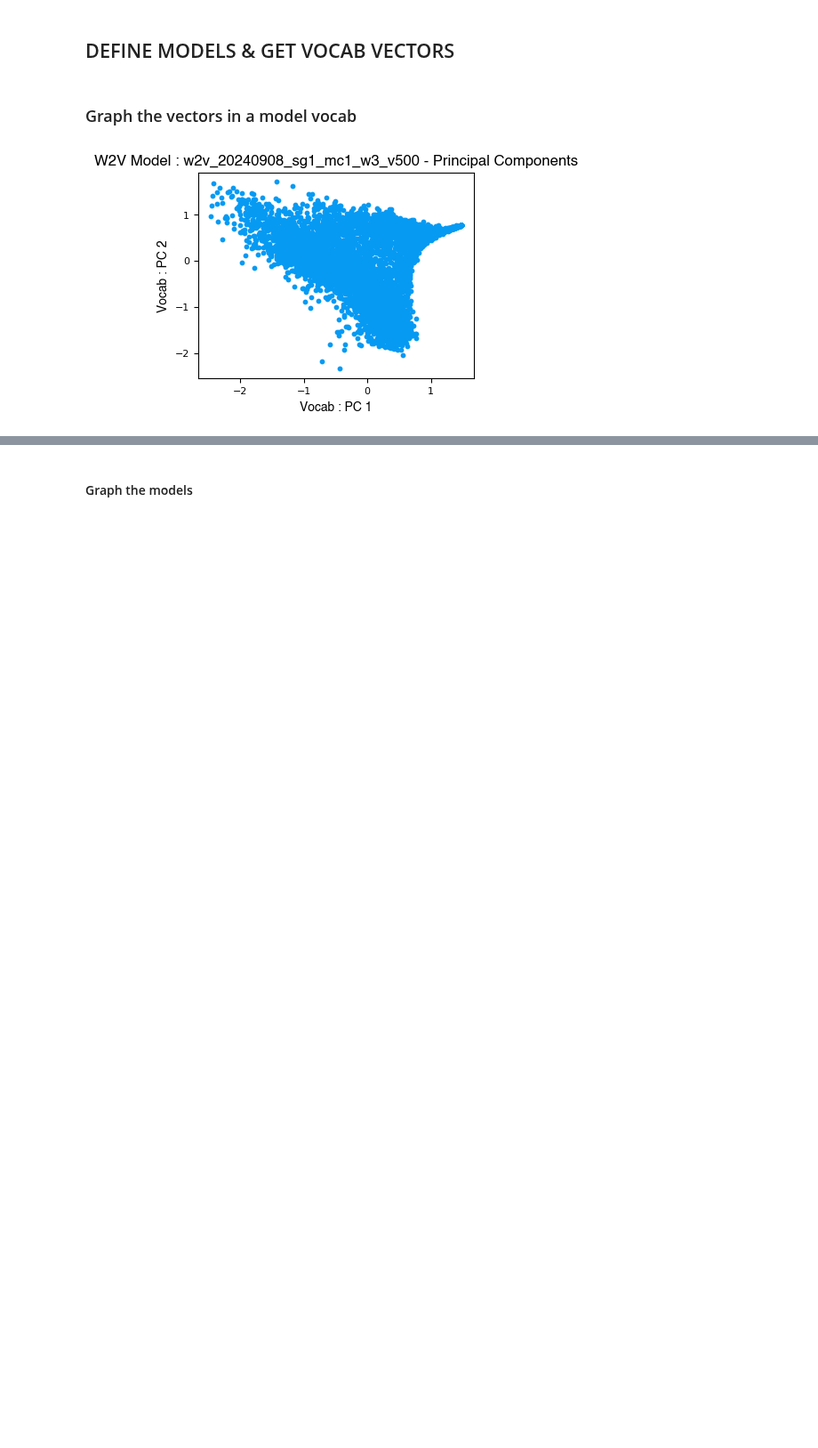
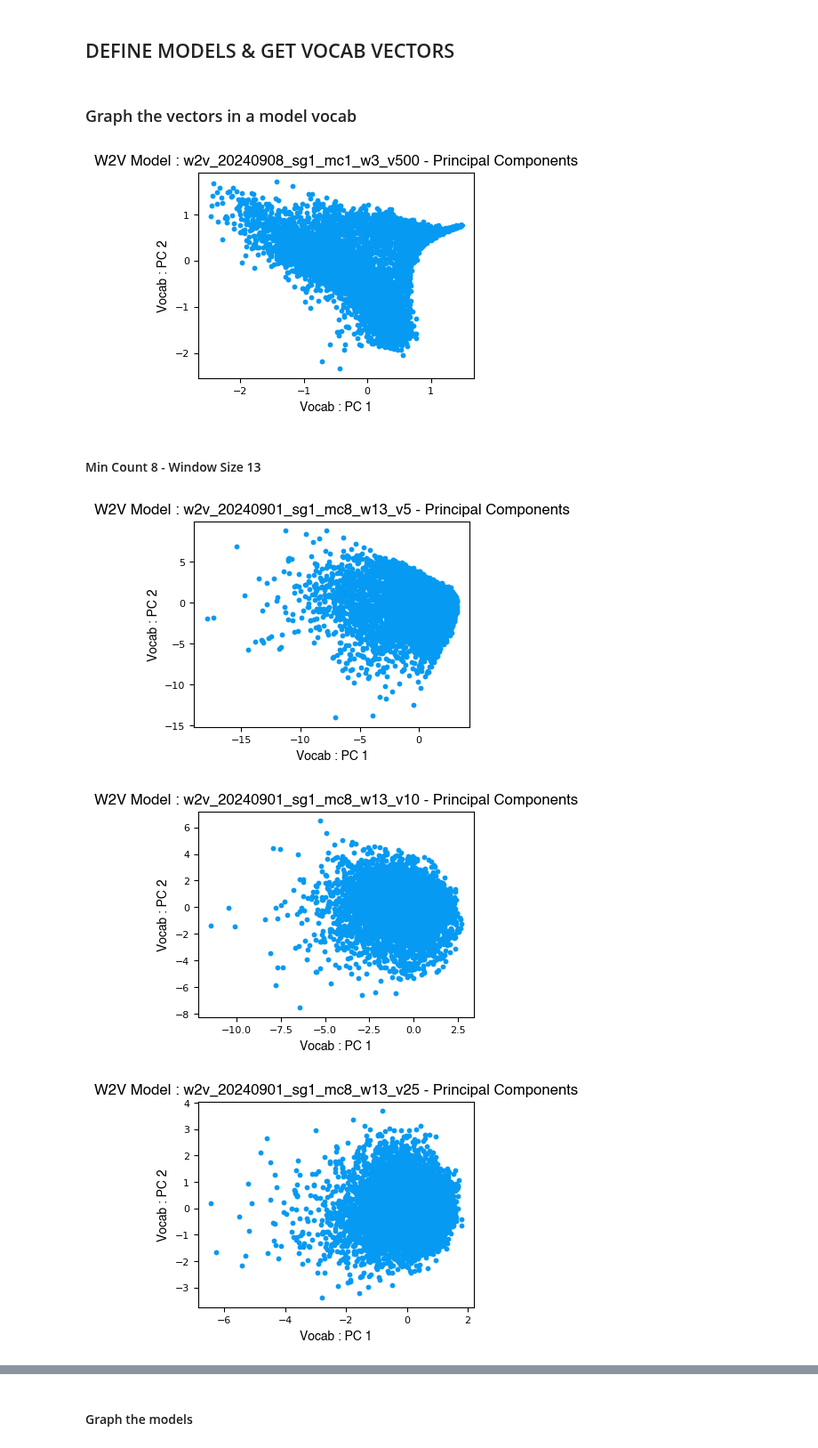
Before and after one commit to greyneuron/COMP_0158_MSC_PROJECT, a Jupyter notebook: code/clustering/w2v_cluster_graphs.ipynb, the cells around one changed output, grey strips where cells are left out. Shown at 89% size. Saved outputs shown, nothing was run; the diff lists cells and outputs as text; code cells hidden in the pictures; blank space fills up the shorter version.

```diff
--- a/code/clustering/w2v_cluster_graphs.ipynb
+++ b/code/clustering/w2v_cluster_graphs.ipynb
@@ -195,3 +195,27 @@ for model_name in model_names:
     graph_2d(X, model_name)
 # %% [output]
 [figure]
+# %% [markdown]
+#### Min Count 8 - Window Size 13
+# %%
+model_dir   ="/Users/patrick/dev/ucl/word2vec/COMP_0158_MSC_PROJECT/data/models/all_models_final/skip_mc8/"
+model_names=['w2v_20240901_sg1_mc8_w13_v5', 'w2v_20240901_sg1_mc8_w13_v10', 'w2v_20240901_sg1_mc8_w13_v25', 'w2v_20240901_sg1_mc8_w13_v50', 'w2v_20240901_sg1_mc8_w13_v75', 'w2v_20240901_sg1_mc8_w13_v100']
+
+
+for model_name in model_names:
+
+    model_path = model_dir+model_name+'.model'
+    min_count_s = re.search("(mc[0-9]+)_", model_name)
+    min_count = min_count_s.group(1)
+    vector_s = re.search("v([0-9]+)", model_name)
+    vector_size = vector_s.group(1)
+
+    vocab, vocab_count = get_pfam_vocab(model_path, exclude_gaps=False)
+
+    X, Y, pfam_ids = get_model_vectors_clan_only(model_path, min_count, int(vector_size))
+
+    graph_2d(X, model_name)
+# %% [output]
+[figure, added]
+[figure, added]
+[figure, added]
```
Also changed, not shown: parts of 3 cells of this notebook, 10 other files.
